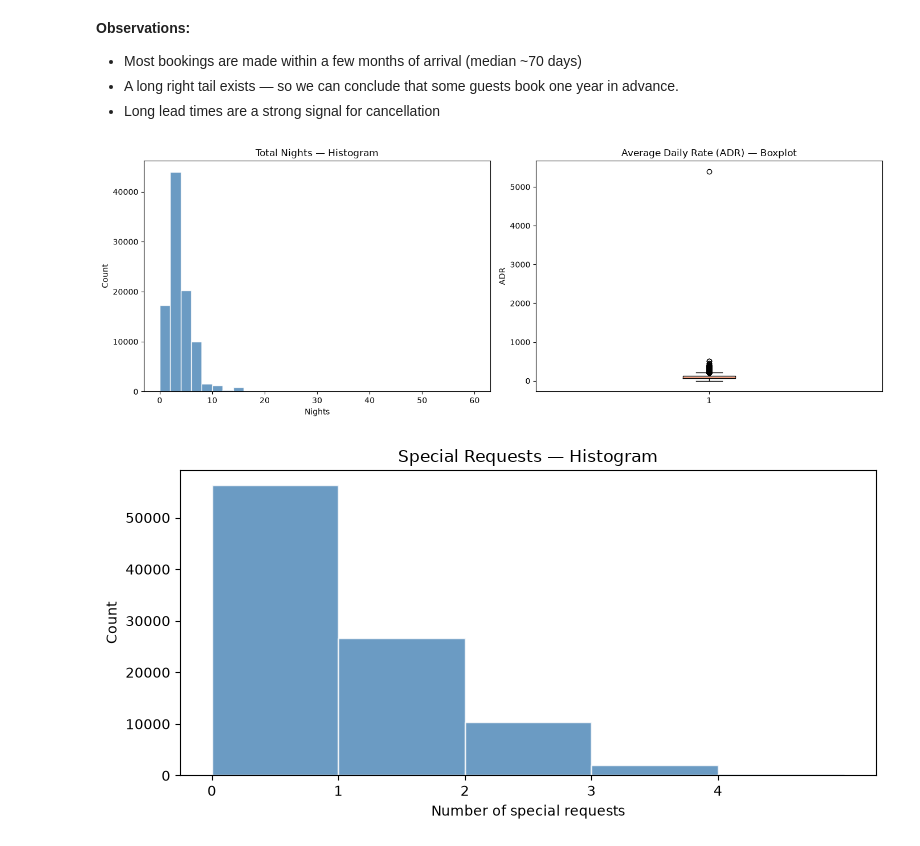
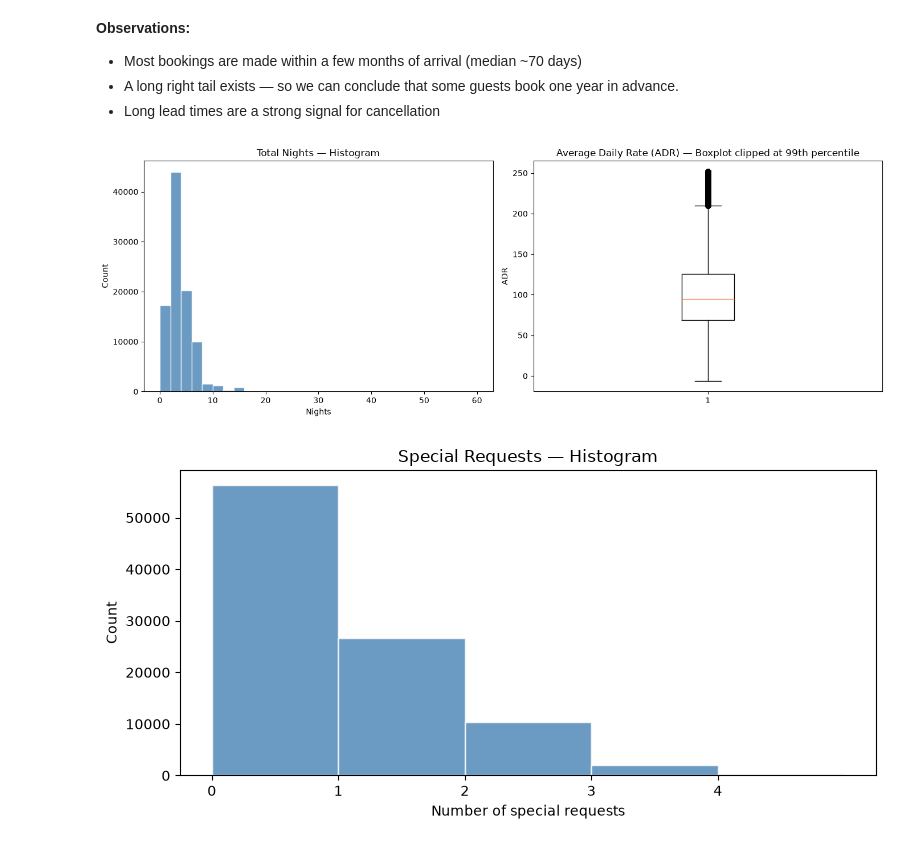
Before and after one commit to marcus-souza-soares/ml-course-codemify, a Jupyter notebook: ml-week-6/hotel_booking_pipeline/hotel_booking_submission.ipynb, the cells around one changed output. Cells and saved outputs as stored; diff of their text form; code cells hidden in the pictures.

```diff
--- a/ml-week-6/hotel_booking_pipeline/hotel_booking_submission.ipynb
+++ b/ml-week-6/hotel_booking_pipeline/hotel_booking_submission.ipynb
@@ -203,22 +214,26 @@ Max:         709 days
 - Long lead times are a strong signal for cancellation
 # %%
 df['total_nights'] = df['stays_in_weekend_nights'] + df['stays_in_week_nights']
+
+# Clip adr outliers: threshold from TRAINING data only, then apply to all splits
+adr_p99 = df['adr'].quantile(0.99)
+clipped_adr = df['adr'].clip(upper=adr_p99)
 
 fig, axes = plt.subplots(1, 2, figsize=(14, 5))
 
 axes[0].hist(df['total_nights'], bins=30, color='steelblue', edgecolor='white', alpha=0.8)
 axes[0].set_title('Total Nights — Histogram')
 axes[0].set_xlabel('Nights')
 axes[0].set_ylabel('Count')
 
-axes[1].boxplot(df['adr'],)
-axes[1].set_title('Average Daily Rate (ADR) — Boxplot')
+axes[1].boxplot(clipped_adr,)
+axes[1].set_title('Average Daily Rate (ADR) — Boxplot clipped at 99th percentile')
 axes[1].set_ylabel('ADR')
 
 plt.tight_layout()
 plt.show()
 # %% [output]
-[figure, old version]
+[figure, new version]
 # %%
 plt.figure(figsize=(8, 4))
 plt.hist(df['total_of_special_requests'], bins=range(0, 6), color='steelblue', edgecolor='white', alpha=0.8)
```
Also changed, not shown: parts of 49 cells of this notebook, 2 other files.
